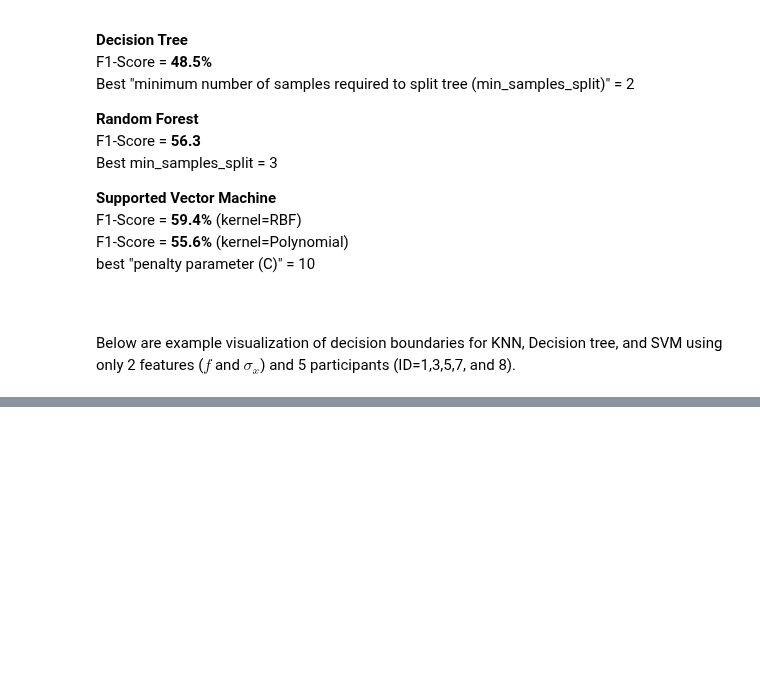
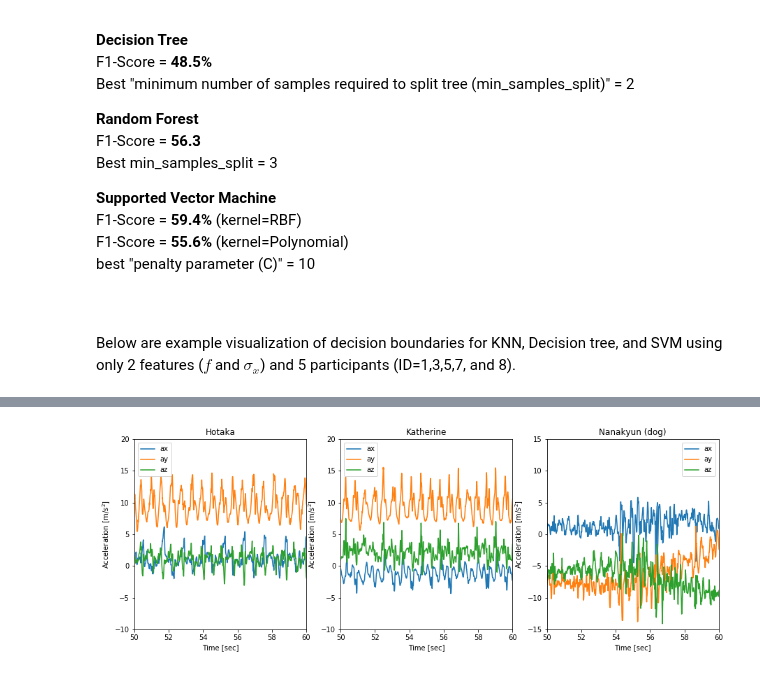
Before and after one commit to hshiokawa/walker_identifier, a Jupyter notebook: walker_identifier.ipynb, the cells around one changed output, grey strips where cells are left out. Cells and saved outputs as stored; diff of their text form; code cells hidden in the pictures; blank space fills up the shorter version.

```diff
--- a/walker_identifier.ipynb
+++ b/walker_identifier.ipynb
@@ -385,0 +561,24 @@ The second thing to work on, which is the core of the subject, is finding a bett
+# %%
+data_h = pd.read_csv( 'data_family/hotaka_walk.csv', names = [ 't', 'ax', 'ay', 'az' ])
+data_k = pd.read_csv( 'data_family/katherine_walk.csv', names = [ 't', 'ax', 'ay', 'az' ])
+data_n = pd.read_csv( 'data_family/nanakyun_walk_run.csv', names = [ 't', 'ax', 'ay', 'az' ])
+
+def pl(data,f,title,yl,yh):
+    f.plot(data['t'],data['ax'],label='ax')
+    f.plot(data['t'],data['ay'],label='ay')
+    f.plot(data['t'],data['az'],label='az')
+    f.set_title(title)
+    f.set_xlim(50,60)
+    f.set_ylim(yl,yh)
+    f.set_xlabel('Time [sec]')
+    f.set_ylabel( r'Acceleration [m/$s^2$]' )
+    plt.legend()
+
+fig = plt.figure(figsize=(15,5))
+f=fig.add_subplot(131); pl(data_h,f,'Hotaka',-10,20)
+f=fig.add_subplot(132); pl(data_k,f,'Katherine',-10,20)
+f=fig.add_subplot(133); pl(data_n,f,'Nanakyun (dog)',-15,15)
+
+plt.show()
+# %% [output]
+[figure, added]
```
Also changed, not shown: parts of 12 cells of this notebook.
